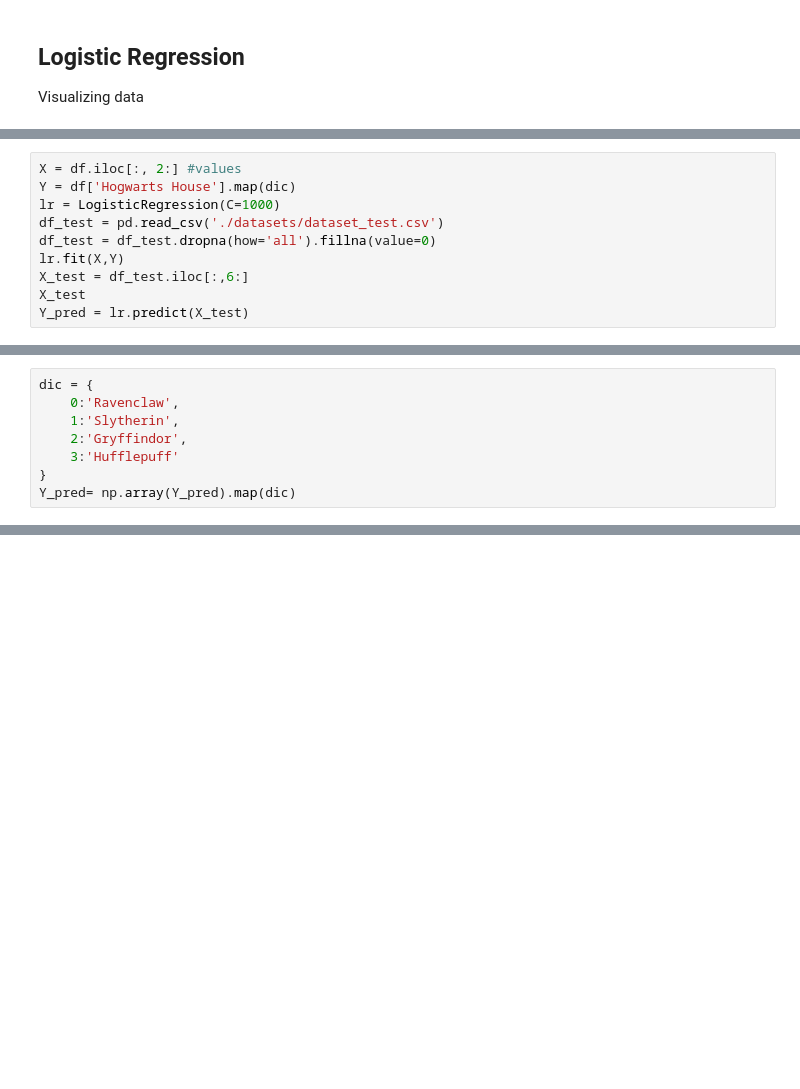
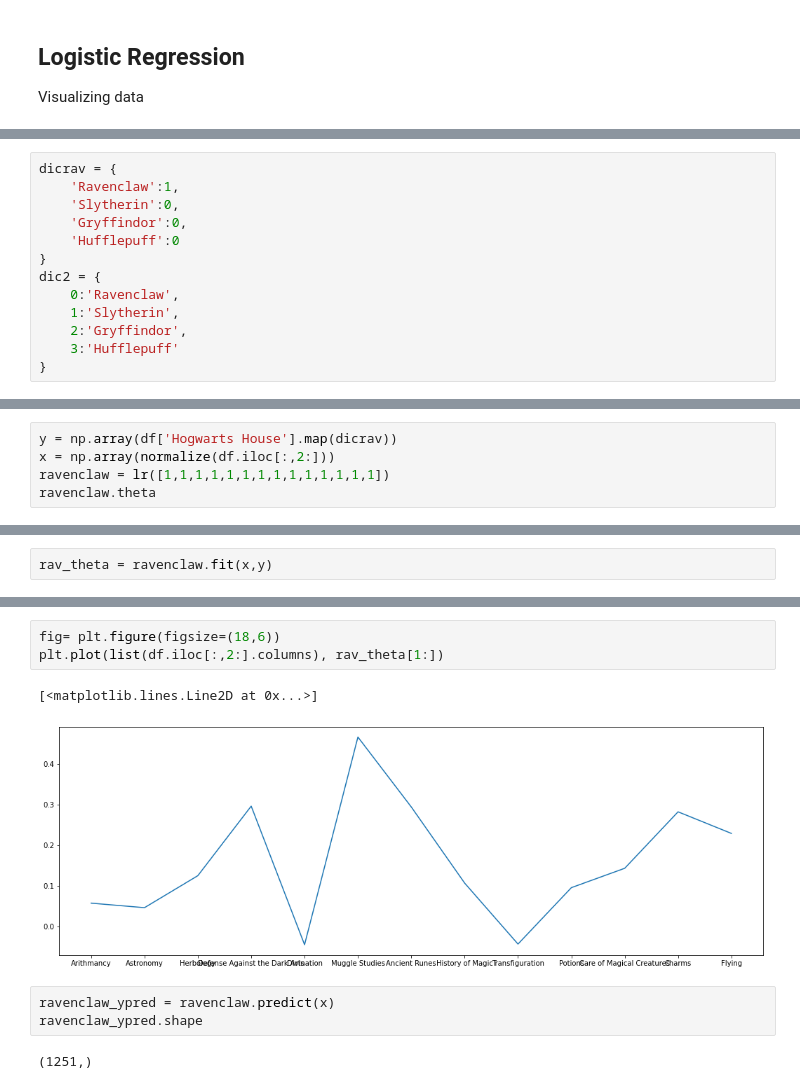
Before and after one commit to d-r-e/dslr, a Jupyter notebook: logreg_train.ipynb, the cells around one changed output, grey strips where cells are left out. Drawn from its saved outputs; the diff is of its cells as text; blank space fills up the shorter version.

```diff
--- a/logreg_train.ipynb
+++ b/logreg_train.ipynb
@@ -141,10 +82,0 @@ dic = {
-# %%
-X = df.iloc[:, 2:] #values
-Y = df['Hogwarts House'].map(dic)
-lr = LogisticRegression(C=1000)
-df_test = pd.read_csv('./datasets/dataset_test.csv')
-df_test = df_test.dropna(how='all').fillna(value=0)
-lr.fit(X,Y)
-X_test = df_test.iloc[:,6:]
-X_test
-Y_pred = lr.predict(X_test)
@@ -173,8 +83,13 @@ array([3, 3, 3, 3, 1, 3, 3, 3, 3, 3, 3, 3, 3, 3, 3, 3, 3, 3, 3, 3, 3, 3,
 # %%
-dic = {
+dicrav = {
+    'Ravenclaw':1,
+    'Slytherin':0,
+    'Gryffindor':0,
+    'Hufflepuff':0
+}
+dic2 = {
     0:'Ravenclaw',
     1:'Slytherin',
     2:'Gryffindor',
     3:'Hufflepuff'
 }
-Y_pred= np.array(Y_pred).map(dic)
@@ -182,0 +96,5 @@ AttributeError: 'numpy.ndarray' object has no attribute 'map'
+# %%
+y = np.array(df['Hogwarts House'].map(dicrav))
+x = np.array(normalize(df.iloc[:,2:]))
+ravenclaw = lr([1,1,1,1,1,1,1,1,1,1,1,1,1,1])
+ravenclaw.theta
@@ -182,0 +119,2 @@ AttributeError: 'numpy.ndarray' object has no attribute 'map'
+# %%
+rav_theta = ravenclaw.fit(x,y)
@@ -182,0 +136,11 @@ AttributeError: 'numpy.ndarray' object has no attribute 'map'
+# %%
+fig= plt.figure(figsize=(18,6))
+plt.plot(list(df.iloc[:,2:].columns), rav_theta[1:])
+# %% [output]
+[<matplotlib.lines.Line2D at 0x...>]
+[figure, added]
+# %%
+ravenclaw_ypred = ravenclaw.predict(x)
+ravenclaw_ypred.shape
+# %% [output]
+(1251,)
```
Also changed, not shown: parts of 19 cells of this notebook, 1 other file.
